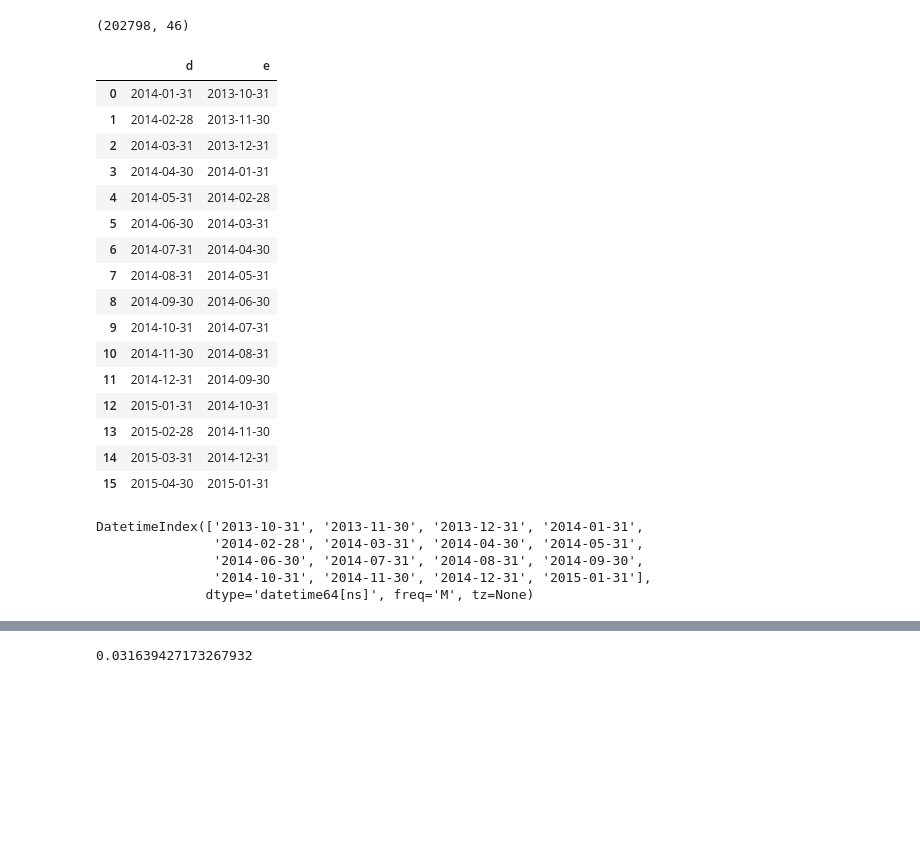
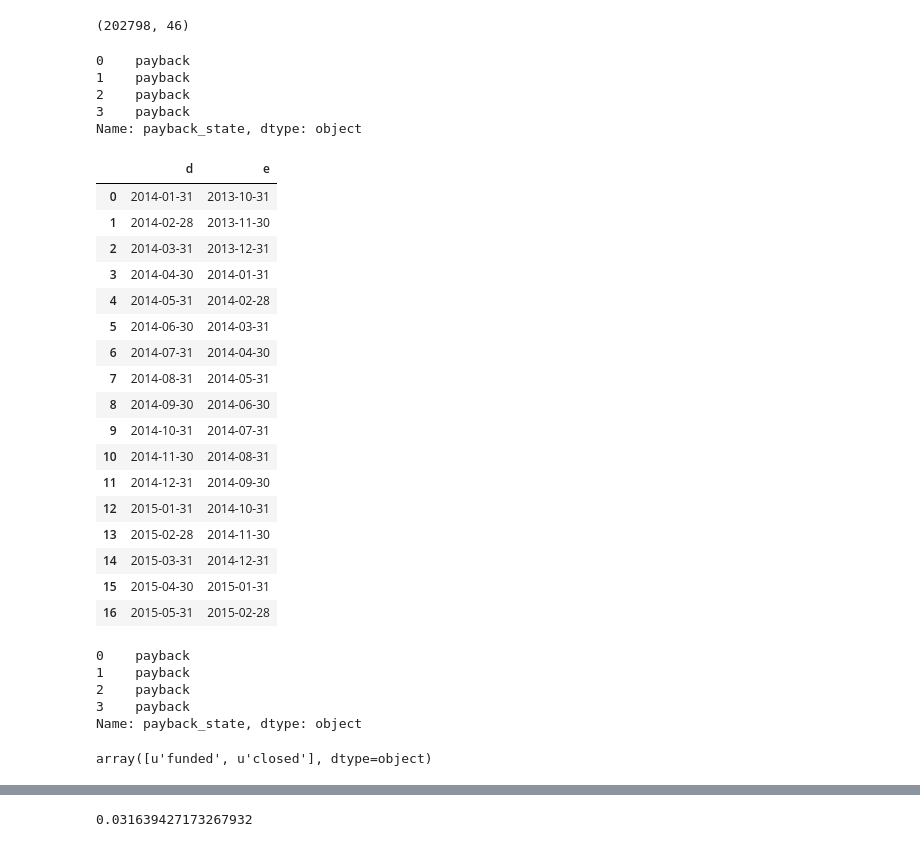
Before and after one commit to seanv507/IPython-Notebooks, a Jupyter notebook: returns01.ipynb, the cells around one changed output, grey strips where cells are left out. Drawn from its saved outputs; the diff is of its cells as text; code cells hidden in the pictures; blank space fills up the shorter version.

```diff
--- a/returns01.ipynb
+++ b/returns01.ipynb
@@ -136,35 +126,34 @@ datetime.date(2015, 5, 1)
 actual_payments_combined.shape
 # %% [output]
 (202798, 46)
+# %%
+loans.payback_state[loans.fk_loan.isin(filtered_de_payments)]
+# %% [output]
+0    payback
+1    payback
+2    payback
+3    payback
+Name: payback_state, dtype: object
 # %%
-EOM_dates=pd.date_range('2014-01-01', '2015-04-30', freq='M')
-pd.DataFrame({'d':EOM_dates,'e':EOM_dates + pd.tseries.offsets.MonthEnd(-3)})
+EOM_dates=pd.date_range('2014-01-01', '2015-05-31', freq='M')
+minimum_vintage=pd.tseries.offsets.MonthEnd(3)
+pd.DataFrame({'d':EOM_dates,'e':EOM_dates -minimum_vintage})
 # %% [output]
 |  | d | e |
 | 0 | 2014-01-31 | 2013-10-31 |
 | 1 | 2014-02-28 | 2013-11-30 |
 | 2 | 2014-03-31 | 2013-12-31 |
 | 3 | 2014-04-30 | 2014-01-31 |
 | 4 | 2014-05-31 | 2014-02-28 |
 | 5 | 2014-06-30 | 2014-03-31 |
 | 6 | 2014-07-31 | 2014-04-30 |
 | 7 | 2014-08-31 | 2014-05-31 |
 | 8 | 2014-09-30 | 2014-06-30 |
 | 9 | 2014-10-31 | 2014-07-31 |
 | 10 | 2014-11-30 | 2014-08-31 |
 | 11 | 2014-12-31 | 2014-09-30 |
 | 12 | 2015-01-31 | 2014-10-31 |
 | 13 | 2015-02-28 | 2014-11-30 |
 | 14 | 2015-03-31 | 2014-12-31 |
 | 15 | 2015-04-30 | 2015-01-31 |
+| 16 | 2015-05-31 | 2015-02-28 |
-# %%
-
-#np.array(actual_payments_combined.iso_date.unique(),'datetime64[D]')
-minimum_vintage=pd.tseries.offsets.MonthEnd(3)
-EOM_dates-minimum_vintage
-# %% [output]
-DatetimeIndex(['2013-10-31', '2013-11-30', '2013-12-31', '2014-01-31',
-               '2014-02-28', '2014-03-31', '2014-04-30', '2014-05-31',
-               '2014-06-30', '2014-07-31', '2014-08-31', '2014-09-30',
-               '2014-10-31', '2014-11-30', '2014-12-31', '2015-01-31'],
-              dtype='datetime64[ns]', freq='M', tz=None)
@@ -172,0 +160,27 @@ import itertools
+# %%
+reporting_dates=EOM_dates
+irr_df=pd.DataFrame({'irr':np.nan},index=EOM_dates)
+filtered_de_payments=[3,4,6,8] # they are filtered out of de_payments query.
+# [these aren't amongst repaid, but would be fine because problem is bad record of actual payments for these loans]
+print loans.payback_state[loans.fk_loan.isin(filtered_de_payments)]
+defaulted_but_lendico_paid_back=[27,76] # we assume weren't repaid
+repaid_loans = loans.fk_loan[(loans.payback_state == 'payback_complete') &
+                             ~(loans.fk_loan.isin(defaulted_but_lendico_paid_back))]
+act_pay=actual_payments_combined[~actual_payments_combined.fk_loan.isin(repaid_loans)]
+plan_repaid=payment_plans_combined[payment_plans_combined.fk_loan.isin(repaid_loans)]
+plan_repaid=plan_repaid.merge(loan_fundings[['fk_loan', 'fk_user_investor', 'state']],on=['fk_loan', 'fk_user_investor'])
+plan_repaid=plan_repaid[plan_repaid.state=='funded']
+# problem with combined payment plan so exclude all "closed" loans cut off at payback complete date
+
+plan_pay=payment_plans_combined[~(payment_plans_combined.fk_loan.isin(filtered_de_payments+repaid_loans.values.tolist()))]
+cash_keys=['fk_loan', 'fk_user_investor', 'payout_date']
+# %% [output]
+0    payback
+1    payback
+2    payback
+3    payback
+Name: payback_state, dtype: object
+# %%
+loan_fundings.state.unique()
+# %% [output]
+array([u'funded', u'closed'], dtype=object)
```
Also changed, not shown: parts of 104 cells of this notebook.
